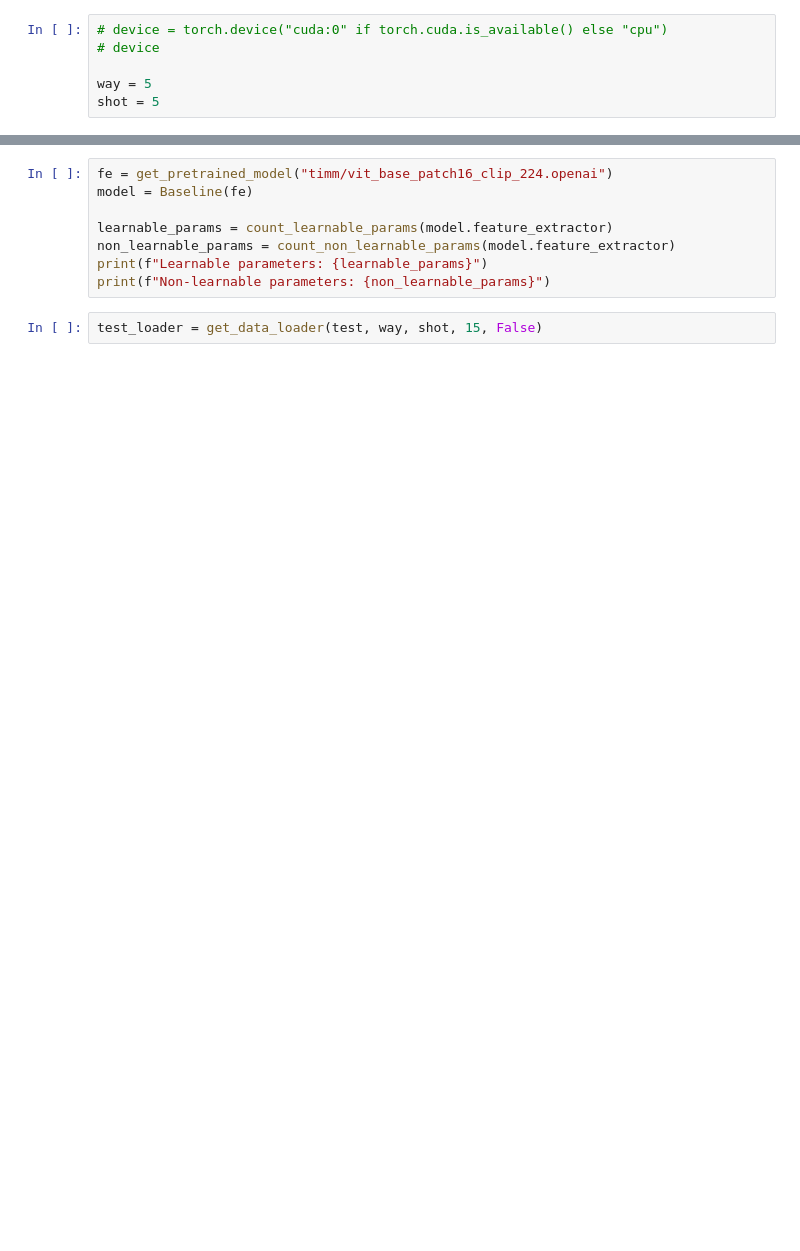
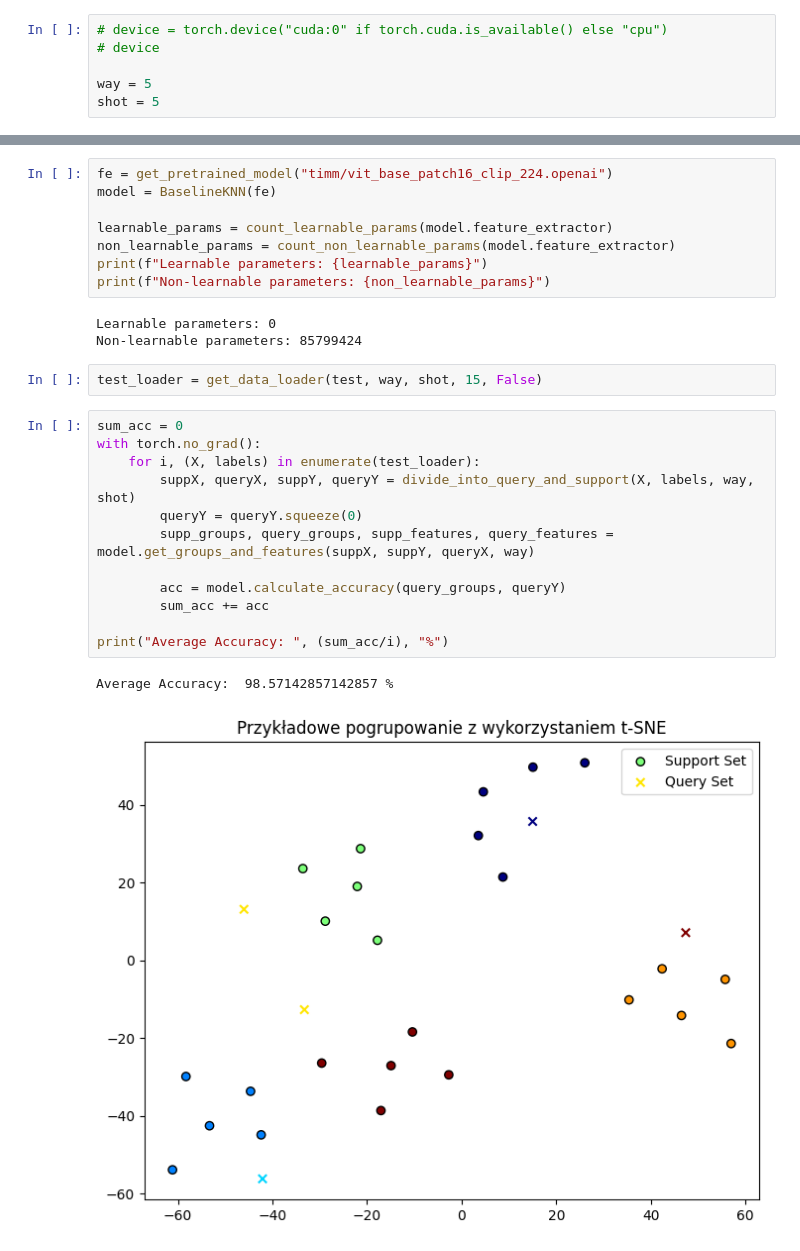
Before and after one commit to szaryvip/few-shot-image-classification, a Jupyter notebook: src/baseline.ipynb, the cells around one changed output, grey strips where cells are left out. Saved outputs shown, nothing was run; the diff lists cells and outputs as text; blank space fills up the shorter version.

Commit message:
Add KNN Baseline

```diff
--- a/src/baseline.ipynb
+++ b/src/baseline.ipynb
@@ -28,11 +31,29 @@ print(len(test))
 # %%
 fe = get_pretrained_model("timm/vit_base_patch16_clip_224.openai")
-model = Baseline(fe)
+model = BaselineKNN(fe)
 
 learnable_params = count_learnable_params(model.feature_extractor)
 non_learnable_params = count_non_learnable_params(model.feature_extractor)
 print(f"Learnable parameters: {learnable_params}")
 print(f"Non-learnable parameters: {non_learnable_params}")
+# %% [output]
+Learnable parameters: 0
+Non-learnable parameters: 85799424
 # %%
 test_loader = get_data_loader(test, way, shot, 15, False)
+# %%
+sum_acc = 0
+with torch.no_grad():
+    for i, (X, labels) in enumerate(test_loader):
+        suppX, queryX, suppY, queryY = divide_into_query_and_support(X, labels, way, shot)
+        queryY = queryY.squeeze(0)
+        supp_groups, query_groups, supp_features, query_features = model.get_groups_and_features(suppX, suppY, queryX, way)
+
+        acc = model.calculate_accuracy(query_groups, queryY)
+        sum_acc += acc
+
+print("Average Accuracy: ", (sum_acc/i), "%")
+# %% [output]
+Average Accuracy:  98.57142857142857 %
+[figure, added]
 # %%
```
Also changed, not shown: parts of 3 cells of this notebook, 10 other files.
